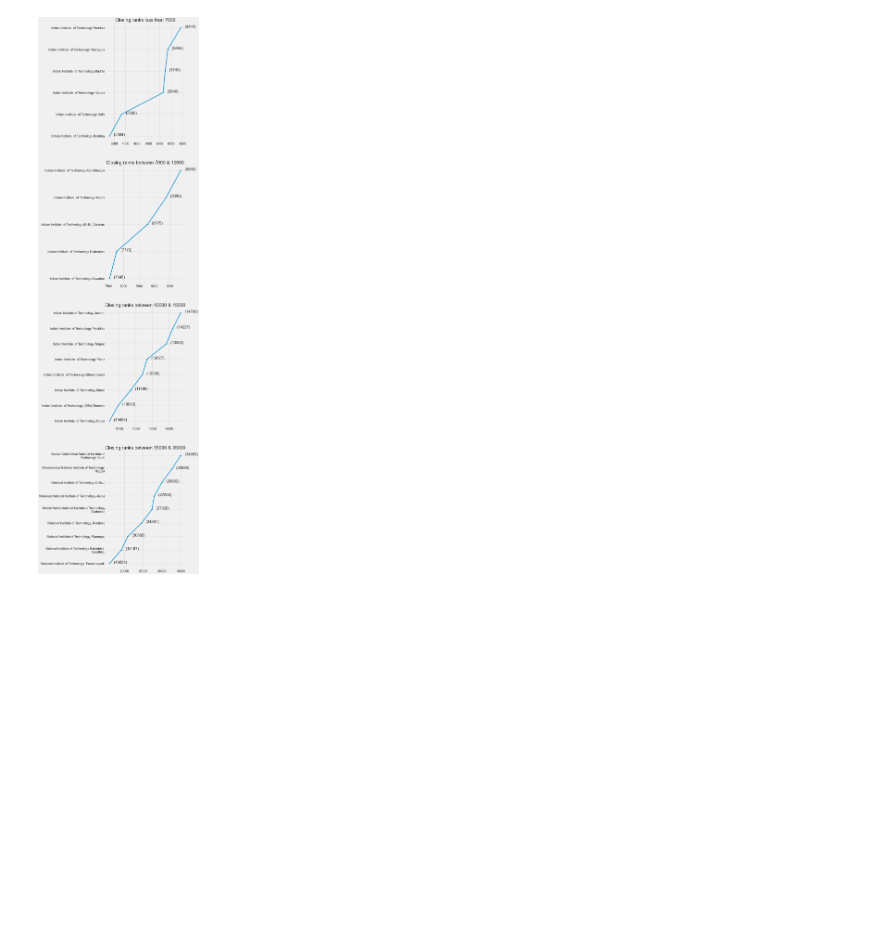
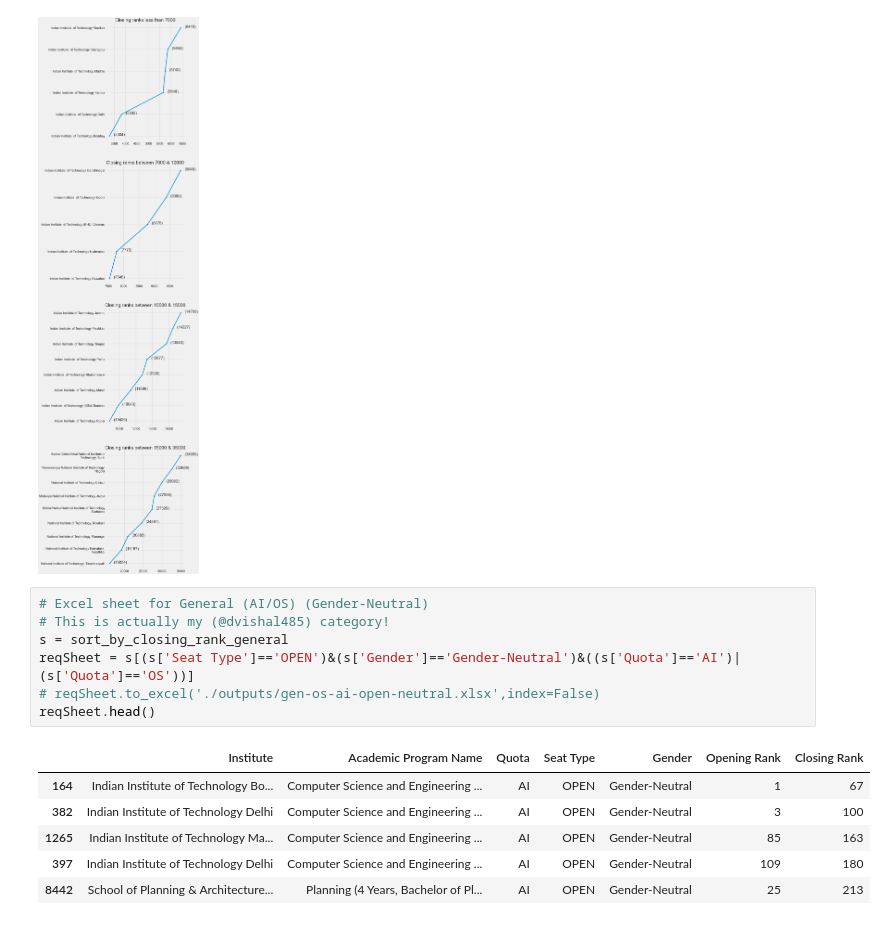
Before and after one commit to dvishal485/jossa-cutoff-2021, a Jupyter notebook: josaa-analysis.ipynb, the cells around one changed output. Drawn from its saved outputs; the diff is of its cells as text; blank space fills up the shorter version.

```diff
--- a/josaa-analysis.ipynb
+++ b/josaa-analysis.ipynb
@@ -306,3 +306,17 @@ for i_x, i_y in zip(x, y):
 fig.savefig(f'./outputs/top_{save_name}.png',bbox_inches='tight');
 # %% [output]
 [figure]
+# %%
+# Excel sheet for General (AI/OS) (Gender-Neutral)
+# This is actually my (@dvishal485) category!
+s = sort_by_closing_rank_general
+reqSheet = s[(s['Seat Type']=='OPEN')&(s['Gender']=='Gender-Neutral')&((s['Quota']=='AI')|(s['Quota']=='OS'))]
+# reqSheet.to_excel('./outputs/gen-os-ai-open-neutral.xlsx',index=False)
+reqSheet.head()
+# %% [output]
+|  | Institute | Academic Program Name | Quota | Seat Type | Gender | Opening Rank | Closing Rank |
+| 164 | Indian Institute of Technology Bo... | Computer Science and Engineering ... | AI | OPEN | Gender-Neutral | 1 | 67 |
+| 382 | Indian Institute of Technology Delhi | Computer Science and Engineering ... | AI | OPEN | Gender-Neutral | 3 | 100 |
+| 1265 | Indian Institute of Technology Ma... | Computer Science and Engineering ... | AI | OPEN | Gender-Neutral | 85 | 163 |
+| 397 | Indian Institute of Technology Delhi | Computer Science and Engineering ... | AI | OPEN | Gender-Neutral | 109 | 180 |
+| 8442 | School of Planning & Architecture... | Planning (4 Years, Bachelor of Pl... | AI | OPEN | Gender-Neutral | 25 | 213 |
```
Also changed, not shown: 1 other file.
